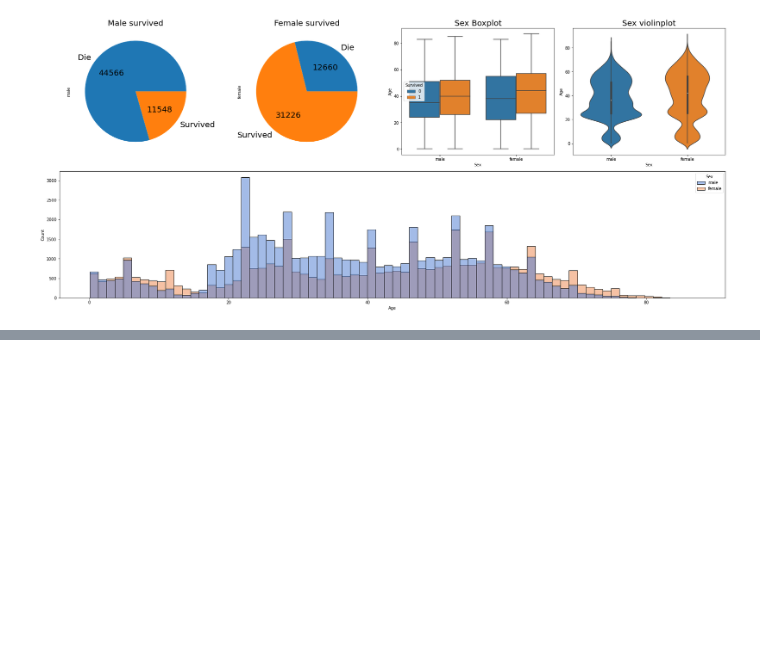
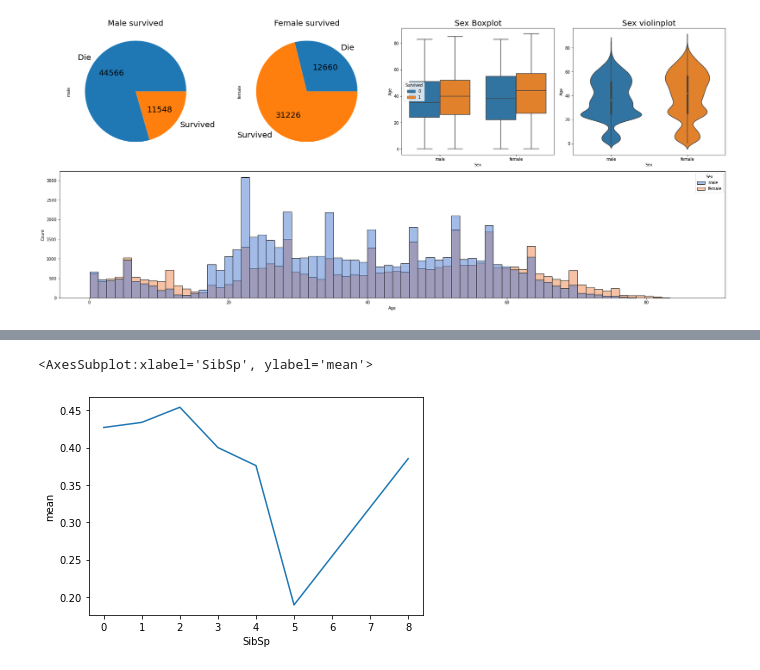
Before and after one commit to beaver68/ml-intro, a Jupyter notebook: 2_data_exploration/EDA.ipynb, the cells around one changed output, grey strips where cells are left out. Saved outputs shown, nothing was run; the diff lists cells and outputs as text; code cells hidden in the pictures; blank space fills up the shorter version.

```diff
--- a/2_data_exploration/EDA.ipynb
+++ b/2_data_exploration/EDA.ipynb
@@ -187,0 +205,4 @@ plt.show()
+# %%
+cte = df.copy()
+cte['sibsp_fl'] = [1 if i > 0 else 0 for i in df['SibSp']]
+cte.groupby('sibsp_fl').mean()
@@ -187,0 +214,5 @@ plt.show()
+# %%
+t = cte.groupby('SibSp').agg({'Survived': ['count', 'mean']})
+t.columns = ['count', 'mean']
+t = t.reset_index()
+t
@@ -187,0 +228,5 @@ plt.show()
+# %%
+sns.lineplot(data = t, x = 'SibSp', y = 'mean')
+# %% [output]
+<AxesSubplot:xlabel='SibSp', ylabel='mean'>
+[figure, added]
```
Also changed, not shown: parts of 28 cells of this notebook.
